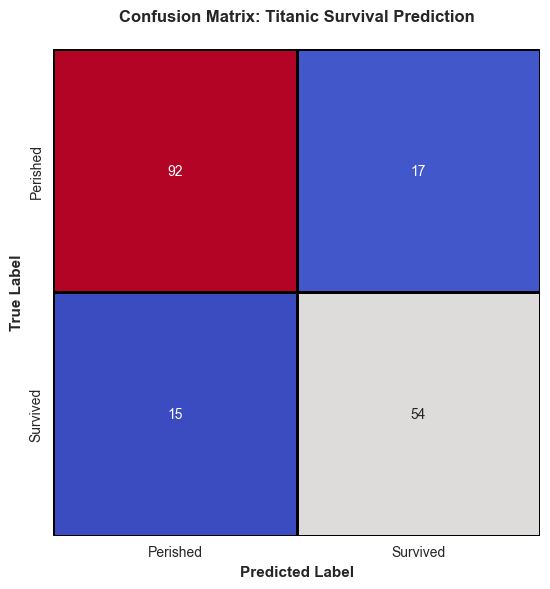
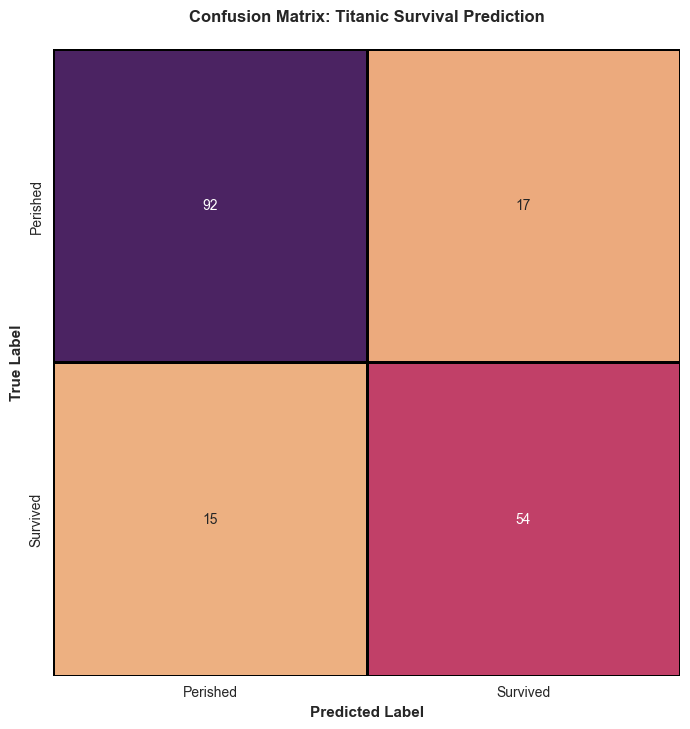
Unified diff of the notebook cell whose output changed from the first chart to the second:
--- before
+++ after
@@ -1,9 +1,6 @@
 # confusion matrix visualisation
-fig, ax = plt.subplots(figsize=(8, 6))
+fig, ax = plt.subplots(figsize=(7, 14))
 cm = confusion_matrix(y_testtit, pred_tit)
-sns.heatmap(cm, annot=True, fmt="d", cmap="coolwarm", cbar=False, 
-           xticklabels=["Perished", "Survived"],
-           yticklabels=["Perished", "Survived"],
-           ax=ax, square=True, linewidths=2, linecolor="black")
+sns.heatmap(cm, annot=True, fmt="d", cmap="flare", cbar=False, xticklabels=["Perished", "Survived"], yticklabels=["Perished", "Survived"], ax=ax, square=True, linewidths=2, linecolor="black")
 ax.set_xlabel("Predicted Label", fontsize=11, fontweight="bold")
 ax.set_ylabel("True Label", fontsize=11, fontweight="bold")

Commit: ml project